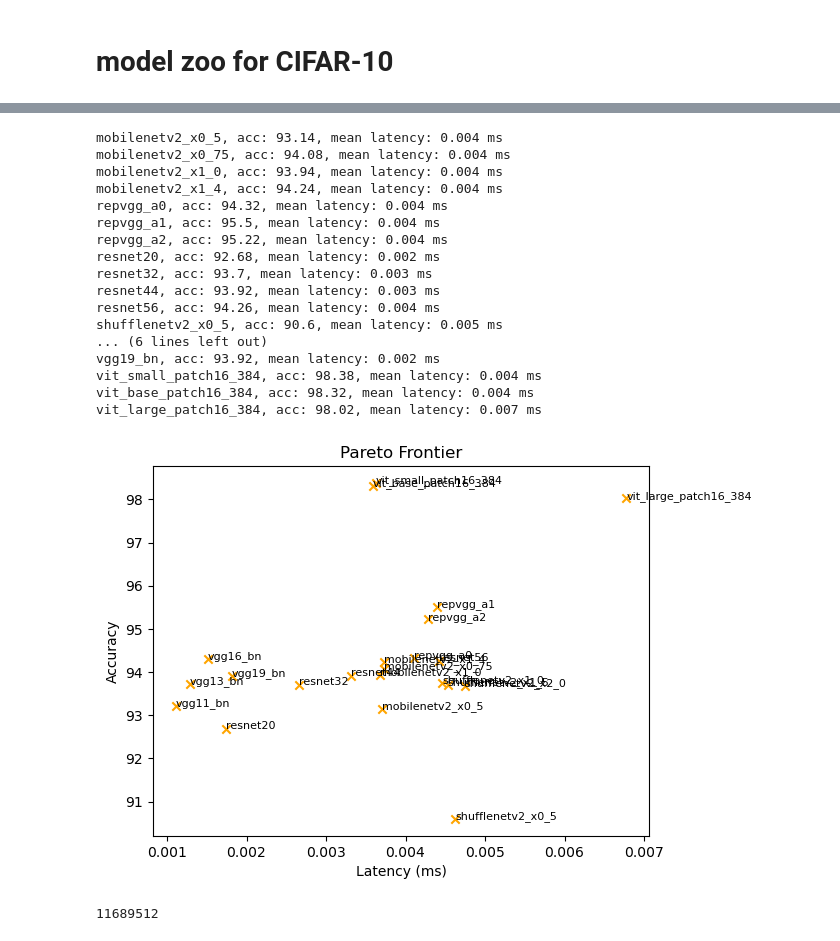
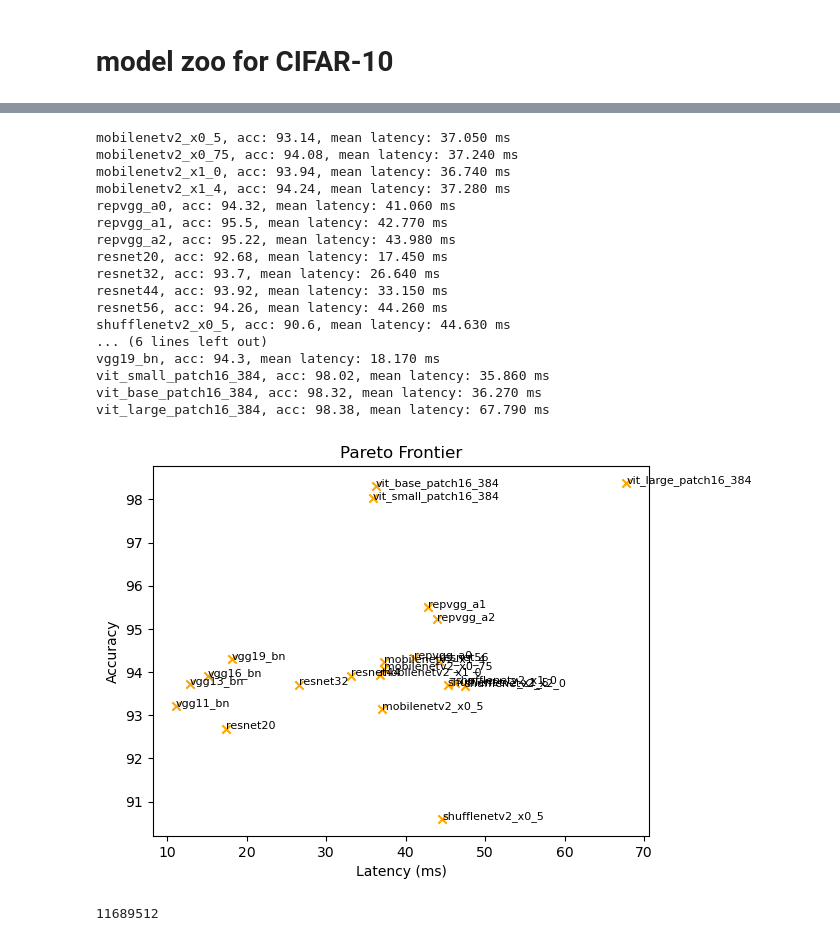
Before and after one commit to taehyeok-jang/ppml, a Jupyter notebook: serve/model_zoo.ipynb, the cells around one changed output, grey strips where cells are left out. Saved outputs shown, nothing was run; the diff lists cells and outputs as text; code cells hidden in the pictures.

```diff
--- a/serve/model_zoo.ipynb
+++ b/serve/model_zoo.ipynb
@@ -360,4 +362,19 @@ def profile_pt_models(dataset):
 # %% [markdown]
 # model zoo for CIFAR-10
 # %%
-cifar10_results = profile_pt_models(dataset = "cifar10")
+# cifar10_results = profile_pt_models(dataset = "cifar10")
+
+
+# Convert CSV back to JSON
+csv_file = "dataset/cifar10.csv"
+
+# Read the CSV file and convert to JSON
+cifar10_results = {}
+with open(csv_file, mode='r') as file:
+    reader = csv.DictReader(file)
+    for row in reader:
+        model = row["Model"]
+        accuracy = float(row["Accuracy"])
+        latency = float(row["Latency"])
+
+        cifar10_results[model] = {"accuracy": accuracy, "latency": latency}
@@ -382,40 +401,40 @@ cifar10_results = profile_pt_models(dataset = "cifar10")
 # %%
-latencies = [metrics['latency'] for model_name, metrics in results.items()]
-accuracies = [metrics['accuracy'] for model_name, metrics in results.items()]
+latencies = [metrics['latency'] for model_name, metrics in cifar10_results.items()]
+accuracies = [metrics['accuracy'] for model_name, metrics in cifar10_results.items()]
 # %%
-for model_name, metrics in results.items():
+for model_name, metrics in cifar10_results.items():
     print(f"{model_name}, acc: {metrics['accuracy']}, mean latency: {metrics['latency']:.3f} ms")
 
 plt.scatter(latencies, accuracies, label="Models", color='orange', marker='x')
 
-for model_name, metrics in results.items():
+for model_name, metrics in cifar10_results.items():
     plt.text(metrics['latency'], metrics['accuracy'], model_name, fontsize=8)
 
 plt.title("Pareto Frontier")
 plt.xlabel("Latency (ms)")
 plt.ylabel("Accuracy")
 
 current = datetime.now().strftime("%Y%m%d_%H%M%S")
 plt.savefig(f"figures/Pareto_Frontier_{current}.png")
 # %% [output]
-mobilenetv2_x0_5, acc: 93.14, mean latency: 0.004 ms
-mobilenetv2_x0_75, acc: 94.08, mean latency: 0.004 ms
-mobilenetv2_x1_0, acc: 93.94, mean latency: 0.004 ms
-mobilenetv2_x1_4, acc: 94.24, mean latency: 0.004 ms
-repvgg_a0, acc: 94.32, mean latency: 0.004 ms
-repvgg_a1, acc: 95.5, mean latency: 0.004 ms
-repvgg_a2, acc: 95.22, mean latency: 0.004 ms
-resnet20, acc: 92.68, mean latency: 0.002 ms
-resnet32, acc: 93.7, mean latency: 0.003 ms
-resnet44, acc: 93.92, mean latency: 0.003 ms
-resnet56, acc: 94.26, mean latency: 0.004 ms
-shufflenetv2_x0_5, acc: 90.6, mean latency: 0.005 ms
+mobilenetv2_x0_5, acc: 93.14, mean latency: 37.050 ms
+mobilenetv2_x0_75, acc: 94.08, mean latency: 37.240 ms
+mobilenetv2_x1_0, acc: 93.94, mean latency: 36.740 ms
+mobilenetv2_x1_4, acc: 94.24, mean latency: 37.280 ms
+repvgg_a0, acc: 94.32, mean latency: 41.060 ms
+repvgg_a1, acc: 95.5, mean latency: 42.770 ms
+repvgg_a2, acc: 95.22, mean latency: 43.980 ms
+resnet20, acc: 92.68, mean latency: 17.450 ms
+resnet32, acc: 93.7, mean latency: 26.640 ms
+resnet44, acc: 93.92, mean latency: 33.150 ms
+resnet56, acc: 94.26, mean latency: 44.260 ms
+shufflenetv2_x0_5, acc: 90.6, mean latency: 44.630 ms
 ... (6 lines left out)
-vgg19_bn, acc: 93.92, mean latency: 0.002 ms
-vit_small_patch16_384, acc: 98.38, mean latency: 0.004 ms
-vit_base_patch16_384, acc: 98.32, mean latency: 0.004 ms
-vit_large_patch16_384, acc: 98.02, mean latency: 0.007 ms
+vgg19_bn, acc: 94.3, mean latency: 18.170 ms
+vit_small_patch16_384, acc: 98.02, mean latency: 35.860 ms
+vit_base_patch16_384, acc: 98.32, mean latency: 36.270 ms
+vit_large_patch16_384, acc: 98.38, mean latency: 67.790 ms
-[figure, old version]
+[figure, new version]
 # %%
 def get_n_params(model):
     return sum(p.numel() for p in model.parameters())
```
Also changed, not shown: parts of 6 cells of this notebook, 12 other files.
